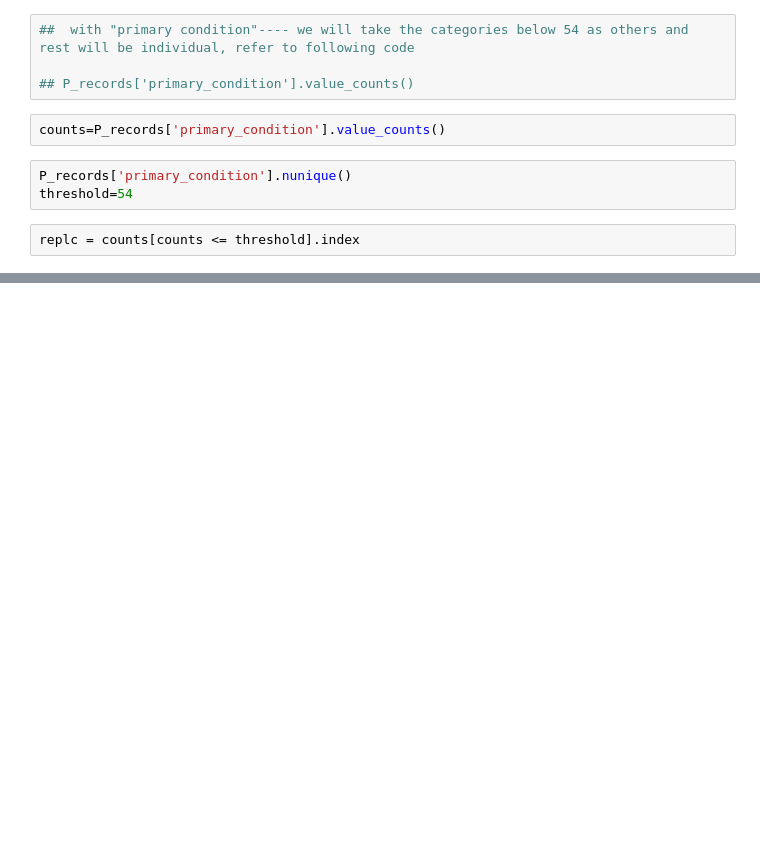
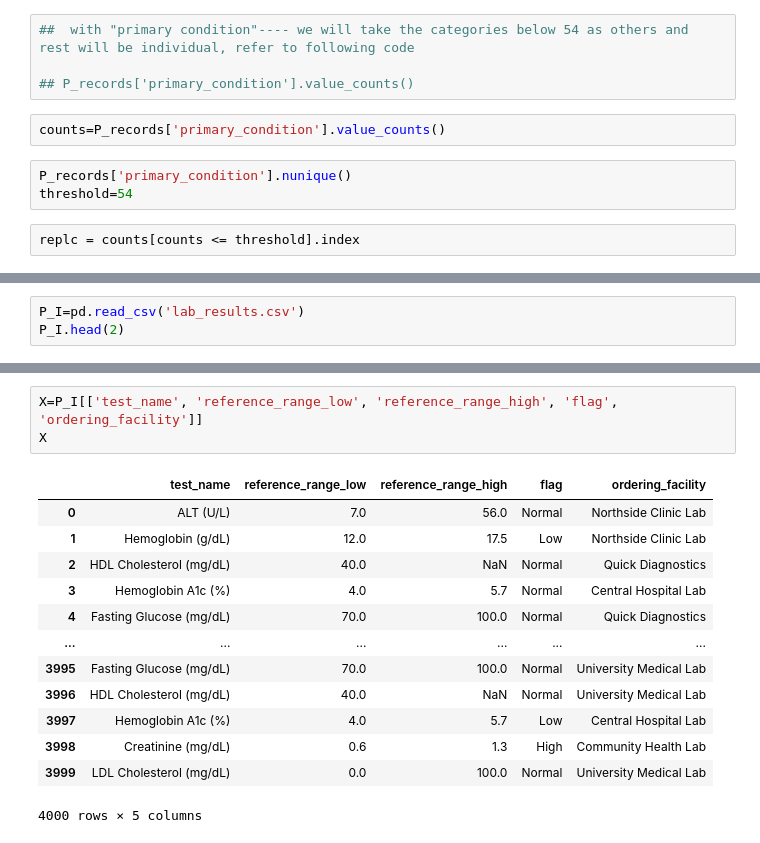
Before and after one commit to ssklpu912-glitch/Data-Science-Professional-summary, a Jupyter notebook: ML_Feature_Transformation_OneHotEncoding.ipynb, the cells around one changed output, grey strips where cells are left out. Drawn from its saved outputs; the diff is of its cells as text; blank space fills up the shorter version.

```diff
--- a/ML_Feature_Transformation_OneHotEncoding.ipynb
+++ b/ML_Feature_Transformation_OneHotEncoding.ipynb
@@ -270,0 +387,3 @@ pd.get_dummies(P_records['primary_condition'].replace(replc, 'uncommon')).astype
+# %%
+P_I=pd.read_csv('lab_results.csv')
+P_I.head(2)
@@ -270,0 +407,17 @@ pd.get_dummies(P_records['primary_condition'].replace(replc, 'uncommon')).astype
+# %%
+X=P_I[['test_name', 'reference_range_low', 'reference_range_high', 'flag', 'ordering_facility']]
+X
+# %% [output]
+|  | test_name | reference_range_low | reference_range_high | flag | ordering_facility |
+| 0 | ALT (U/L) | 7.0 | 56.0 | Normal | Northside Clinic Lab |
+| 1 | Hemoglobin (g/dL) | 12.0 | 17.5 | Low | Northside Clinic Lab |
+| 2 | HDL Cholesterol (mg/dL) | 40.0 | NaN | Normal | Quick Diagnostics |
+| 3 | Hemoglobin A1c (%) | 4.0 | 5.7 | Normal | Central Hospital Lab |
+| 4 | Fasting Glucose (mg/dL) | 70.0 | 100.0 | Normal | Quick Diagnostics |
+| ... | ... | ... | ... | ... | ... |
+| 3995 | Fasting Glucose (mg/dL) | 70.0 | 100.0 | Normal | University Medical Lab |
+| 3996 | HDL Cholesterol (mg/dL) | 40.0 | NaN | Normal | University Medical Lab |
+| 3997 | Hemoglobin A1c (%) | 4.0 | 5.7 | Low | Central Hospital Lab |
+| 3998 | Creatinine (mg/dL) | 0.6 | 1.3 | High | Community Health Lab |
+| 3999 | LDL Cholesterol (mg/dL) | 0.0 | 100.0 | Normal | University Medical Lab |
+4000 rows × 5 columns
```
Also changed, not shown: parts of 22 cells of this notebook.
